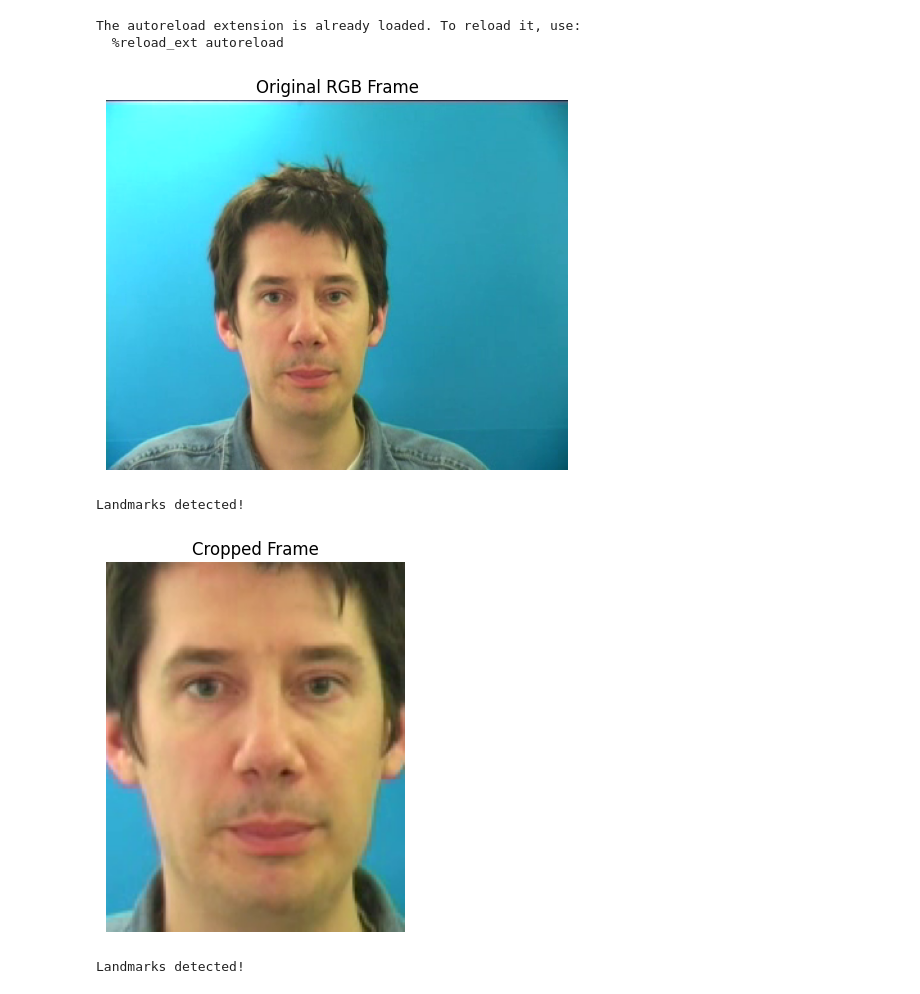
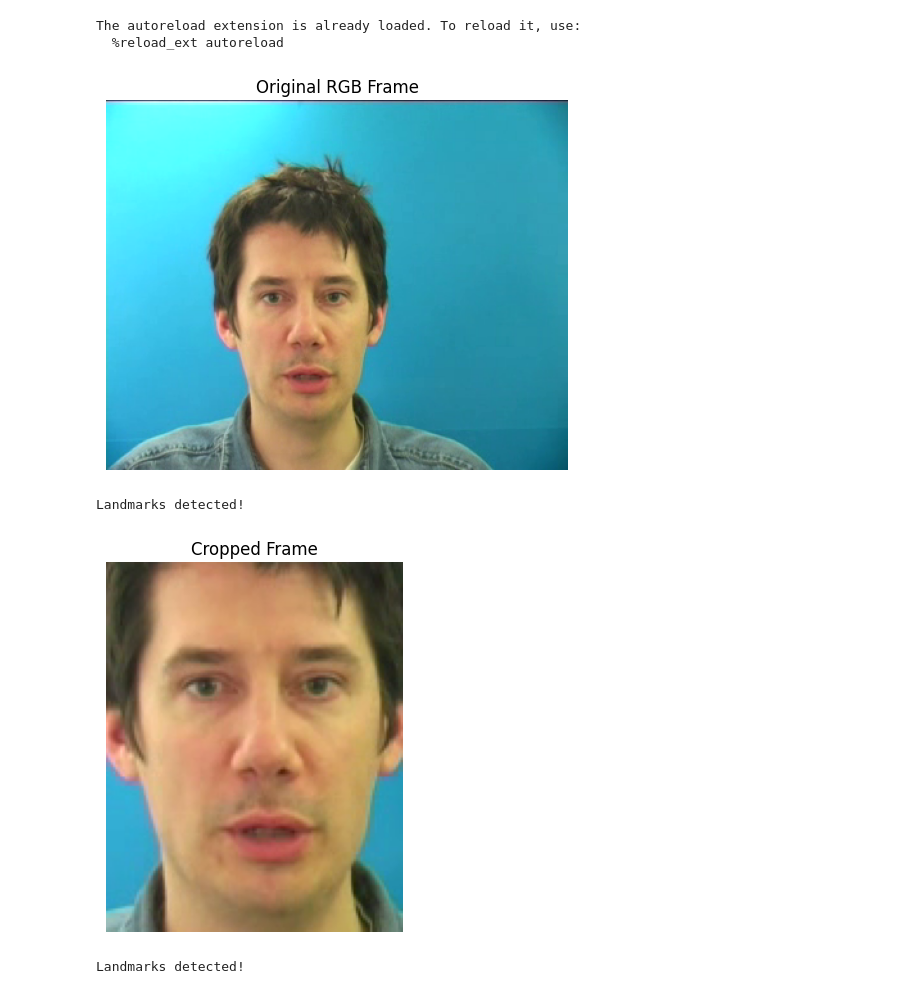
Before and after one commit to voR789/Lip-Reading, a Jupyter notebook: notebooks/cv_testing.ipynb, the cells around one changed output. Cells and saved outputs as stored; diff of their text form; code cells hidden in the pictures.

```diff
--- a/notebooks/cv_testing.ipynb
+++ b/notebooks/cv_testing.ipynb
@@ -21,20 +21,20 @@ The autoreload extension is already loaded. To reload it, use:
 # %%
 # Extract and display first frame
 # Daniel Path
 # video_path = r"C:\Users\User\OneDrive\Documents\Projects\Lip-Reading\GRID\s1\s1\bbaf2n.mpg"
 # Ryan Path
 video_path = r"C:\Projects\Lip_Reading\GRID\s1\bbaf2n.mpg"
 
-rgb_frame = load_video(video_path)[30]
+rgb_frame = load_video(video_path)[35]
 image_shape = rgb_frame.shape
 # isolate first frame of video for testing + dimensions
 
 plt.imshow(rgb_frame)
 plt.title("Original RGB Frame")
 plt.axis(False)
 plt.show()
 # %% [output]
-[figure, old version]
+[figure, new version]
 # %%
 # Get mesh and landmarks for frame
 landmarks = get_landmarks(rgb_frame)[0]
@@ -57,7 +57,7 @@ plt.title("Cropped Frame")
 plt.axis(False)
 plt.show()
 # %% [output]
-[figure, old version]
+[figure, new version]
 # %%
 # Get mesh and landmarks for frame
 landmarks = get_landmarks(cropped_frame)[0]
```
Also changed, not shown: parts of 4 cells of this notebook, 1 other file.
